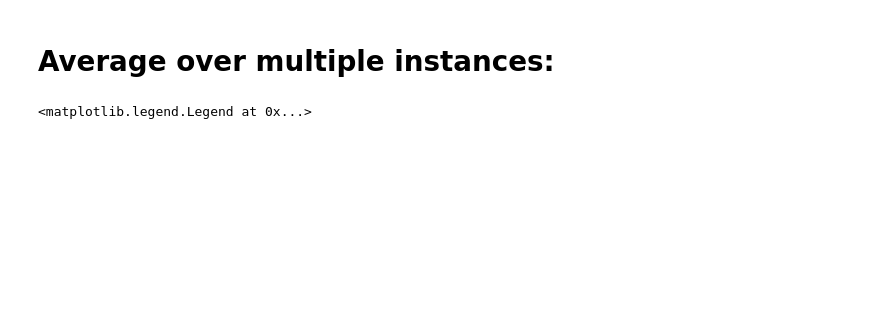
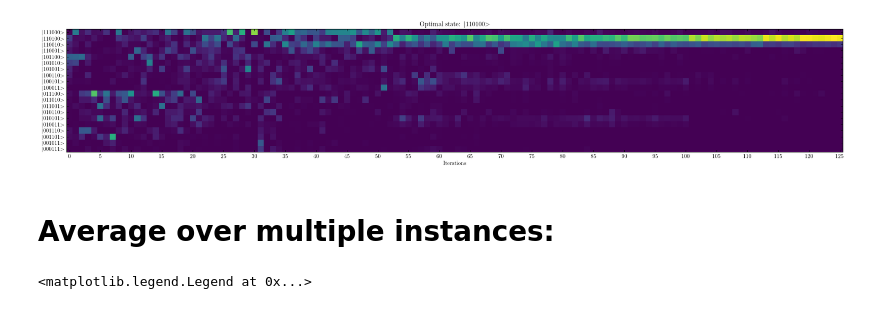
Before and after one commit to seba2390/Azurestuff, a Jupyter notebook: Total.ipynb, the cells around one changed output. Cells and saved outputs as stored; diff of their text form; code cells hidden in the pictures; blank space fills up the shorter version.

```diff
--- a/Total.ipynb
+++ b/Total.ipynb
@@ -397,3 +506,7 @@ Text(0, 0.5, 'Optimal state probability')
+# %%
+plot_iteration_evolution(dicts=dicts, optimal_state_str=min_state_str)
+# %% [output]
+[figure, added]
 # %% [markdown]
 # Average over multiple instances:
 # %%
```
Also changed, not shown: parts of 10 cells of this notebook, 4 other files.
